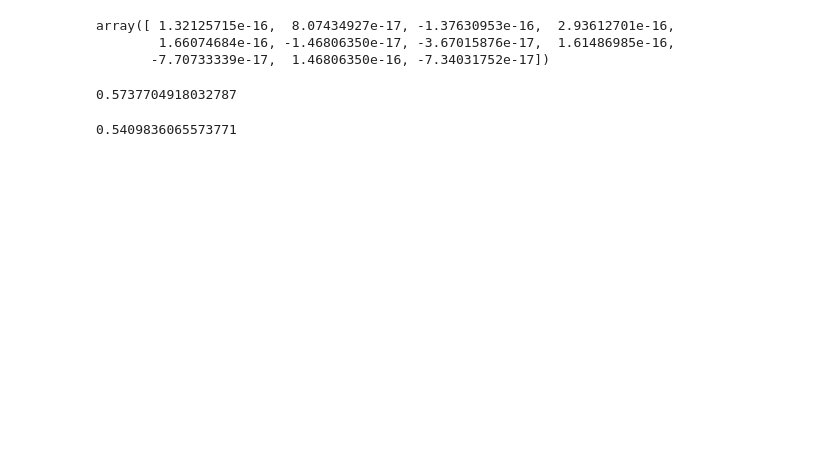
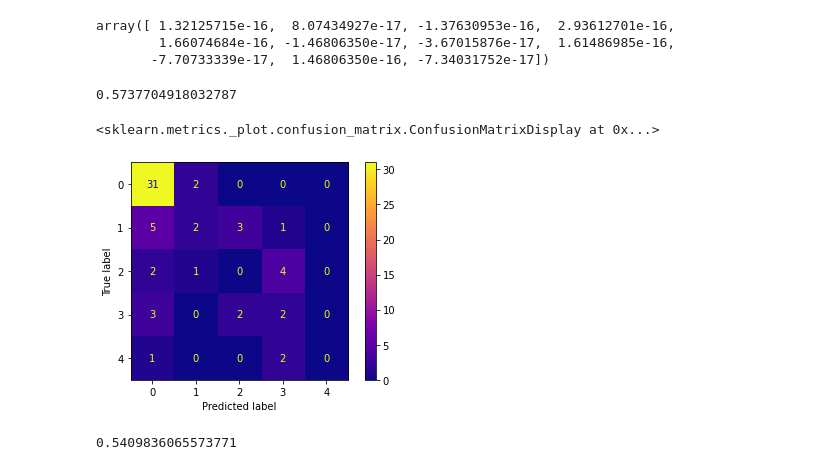
Before and after one commit to aditijain6/heart-disease-classification, a Jupyter notebook: heart_disease_classification.ipynb, the cells around one changed output. Drawn from its saved outputs; the diff is of its cells as text; code cells hidden in the pictures; blank space fills up the shorter version.

Commit message:
added confusion matrix

```diff
--- a/heart_disease_classification.ipynb
+++ b/heart_disease_classification.ipynb
@@ -160,8 +158,0 @@ X_scaled_test = scaler.transform(X_test)
-# %%
-# LogisticRegression
-from sklearn.linear_model import LogisticRegression
-lr = LogisticRegression(solver='liblinear')
-lr.fit(X_scaled, y_train)
-lr.score(X_scaled_test, y_test)
-# %% [output]
-0.5737704918032787
@@ -168,3 +161,16 @@ lr.score(X_scaled_test, y_test)
+# %%
+# LogisticRegression
+from sklearn.linear_model import LogisticRegression
+lr = LogisticRegression(solver='liblinear')
+lr.fit(X_scaled, y_train)
+lr.score(X_scaled_test, y_test)
+# %% [output]
+0.5737704918032787
+# %%
+plot_confusion_matrix(lr, X_scaled_test, y_test, cmap='plasma')
+# %% [output]
+<sklearn.metrics._plot.confusion_matrix.ConfusionMatrixDisplay at 0x...>
+[figure, added]
 # %%
 # Support Vector Classifier - finding a middle ground that a line can be
 # drawn that maximizes the ditance betwween the attributes
```
Also changed, not shown: parts of 31 cells of this notebook.
